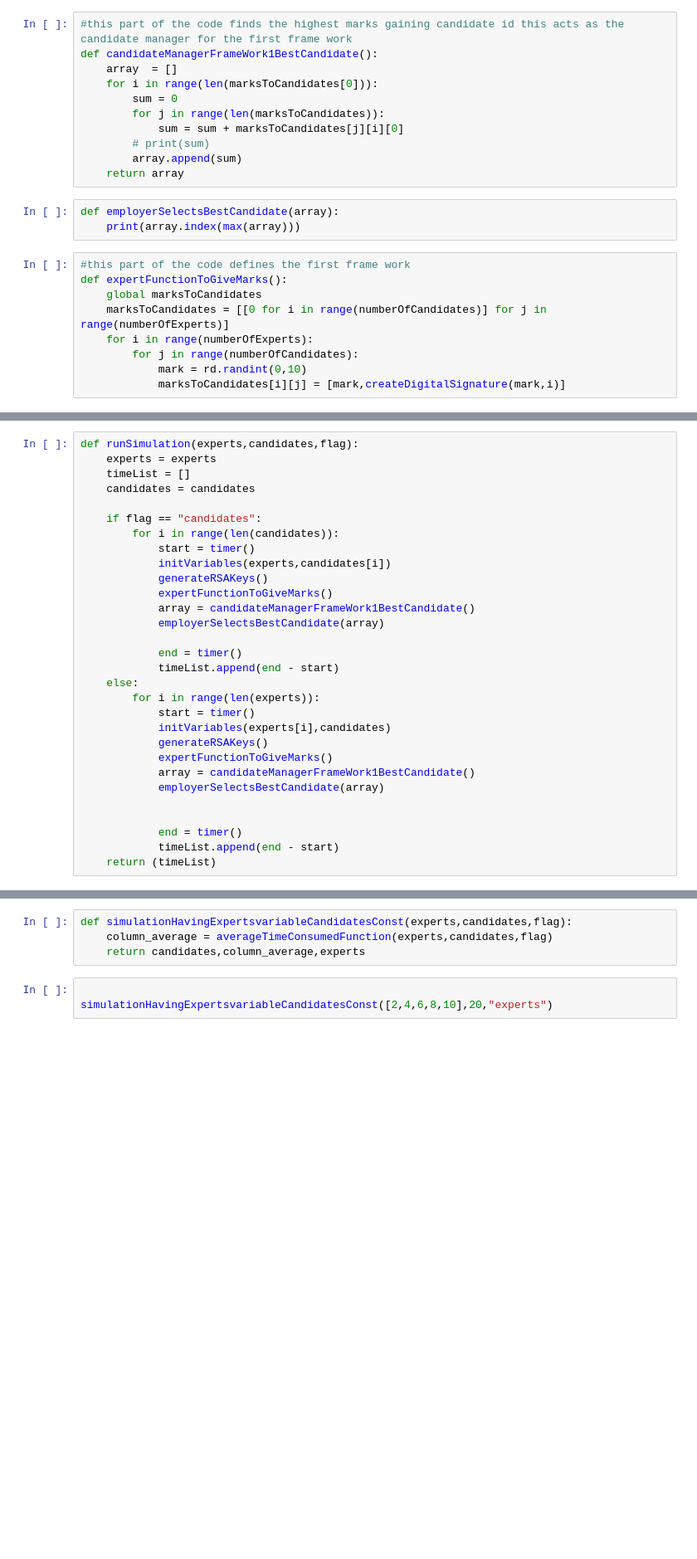
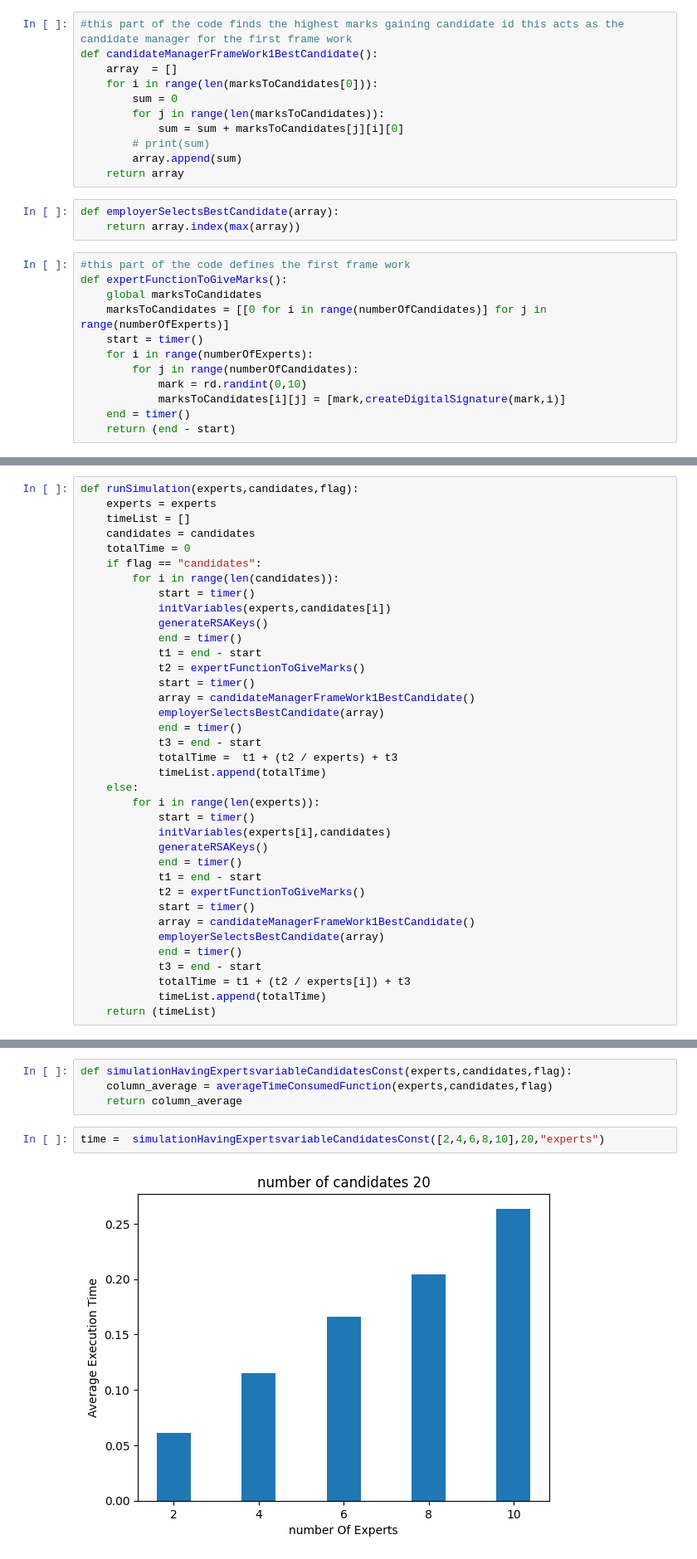
Before and after one commit to jababros11/GauravSirPaper, a Jupyter notebook: gaurav sir paper/FrameWork1.ipynb, the cells around one changed output, grey strips where cells are left out. Shown: that part at 83% size. Drawn from its saved outputs; the diff is of its cells as text; blank space fills up the shorter version.

```diff
--- a/gaurav sir paper/FrameWork1.ipynb
+++ b/gaurav sir paper/FrameWork1.ipynb
@@ -47,13 +47,16 @@ def candidateManagerFrameWork1BestCandidate():
     return array
 # %%
 def employerSelectsBestCandidate(array):
-    print(array.index(max(array)))
+    return array.index(max(array))
 # %%
 #this part of the code defines the first frame work
 def expertFunctionToGiveMarks():
     global marksToCandidates
     marksToCandidates = [[0 for i in range(numberOfCandidates)] for j in range(numberOfExperts)]
+    start = timer()
     for i in range(numberOfExperts):
         for j in range(numberOfCandidates):
             mark = rd.randint(0,10)
             marksToCandidates[i][j] = [mark,createDigitalSignature(mark,i)]
+    end = timer()
+    return (end - start)
@@ -68,30 +65,37 @@ def runSimulation(experts,candidates,flag):
     experts = experts
     timeList = []
     candidates = candidates
-
+    totalTime = 0
     if flag == "candidates":
         for i in range(len(candidates)):
             start = timer()
             initVariables(experts,candidates[i])
             generateRSAKeys()
-            expertFunctionToGiveMarks()
+            end = timer()
+            t1 = end - start
+            t2 = expertFunctionToGiveMarks()
+            start = timer()
             array = candidateManagerFrameWork1BestCandidate()
             employerSelectsBestCandidate(array)
-
             end = timer()
-            timeList.append(end - start)
+            t3 = end - start
+            totalTime =  t1 + (t2 / experts) + t3
+            timeList.append(totalTime)
     else:
         for i in range(len(experts)):
             start = timer()
             initVariables(experts[i],candidates)
             generateRSAKeys()
-            expertFunctionToGiveMarks()
+            end = timer()
+            t1 = end - start
+            t2 = expertFunctionToGiveMarks()
+            start = timer()
             array = candidateManagerFrameWork1BestCandidate()
             employerSelectsBestCandidate(array)
-
-
             end = timer()
-            timeList.append(end - start)
+            t3 = end - start
+            totalTime = t1 + (t2 / experts[i]) + t3
+            timeList.append(totalTime)
     return (timeList)
 # %%
 #this part of the code run the simulation for defined number of times and helps us to calcuate average execution time
@@ -126,8 +132,8 @@ def simulationHavingExpertsConstCandidatesVariable(experts, candidates,flag):
 # %%
 def simulationHavingExpertsvariableCandidatesConst(experts,candidates,flag):
     column_average = averageTimeConsumedFunction(experts,candidates,flag)
-    return candidates,column_average,experts
+    return column_average
 # %%
-
-simulationHavingExpertsvariableCandidatesConst([2,4,6,8,10],20,"experts")
+time =  simulationHavingExpertsvariableCandidatesConst([2,4,6,8,10],20,"experts")
 # %% [output]
+[figure, new version]
```
Also changed, not shown: parts of 13 cells of this notebook, 5 other files.
